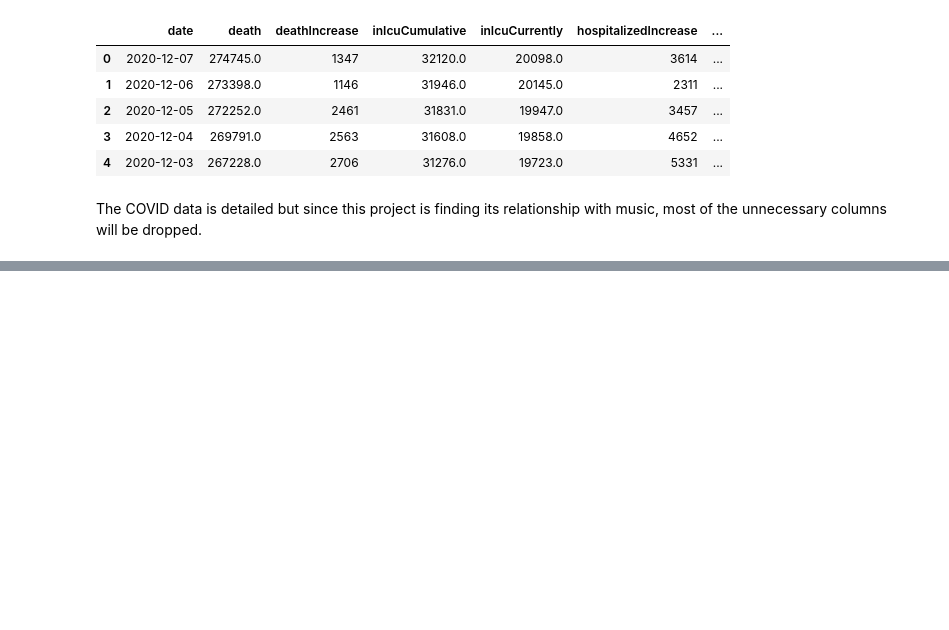
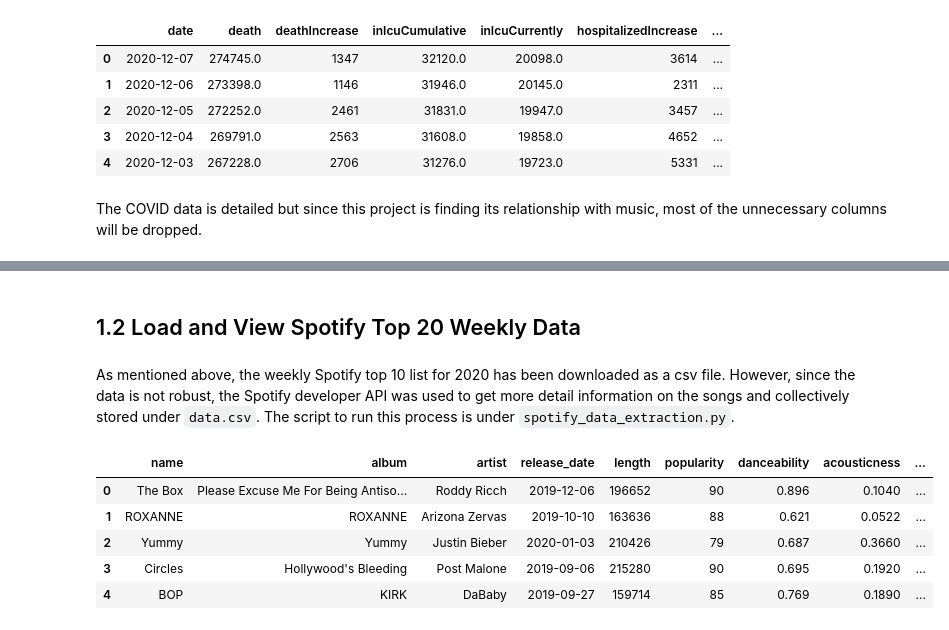
Before and after one commit to sonyal/COVIDSpotifyTrends, a Jupyter notebook: final.ipynb, the cells around one changed output, grey strips where cells are left out. Cells and saved outputs as stored; diff of their text form; code cells hidden in the pictures; blank space fills up the shorter version.

```diff
--- a/final.ipynb
+++ b/final.ipynb
@@ -102,0 +93,14 @@ grouped.head(10)
+# %% [markdown]
+## 1.2 Load and View Spotify Top 20 Weekly Data
+# %% [markdown]
+As mentioned above, the weekly Spotify top 10 list for 2020 has been downloaded as a csv file. However, since the data is not robust, the Spotify developer API was used to get more detail information on the songs and collectively stored under `data.csv`. The script to run this process is under `spotify_data_extraction.py`.
+# %%
+spotify_data = pd.read_csv('data.csv')
+spotify_data.head()
+# %% [output]
+|  | name | album | artist | release_date | length | popularity | danceability | acousticness | ... |
+| 0 | The Box | Please Excuse Me For Being Antiso... | Roddy Ricch | 2019-12-06 | 196652 | 90 | 0.896 | 0.1040 | ... |
+| 1 | ROXANNE | ROXANNE | Arizona Zervas | 2019-10-10 | 163636 | 88 | 0.621 | 0.0522 | ... |
+| 2 | Yummy | Yummy | Justin Bieber | 2020-01-03 | 210426 | 79 | 0.687 | 0.3660 | ... |
+| 3 | Circles | Hollywood's Bleeding | Post Malone | 2019-09-06 | 215280 | 90 | 0.695 | 0.1920 | ... |
+| 4 | BOP | KIRK | DaBaby | 2019-09-27 | 159714 | 85 | 0.769 | 0.1890 | ... |
```
Also changed, not shown: parts of 13 cells of this notebook.
